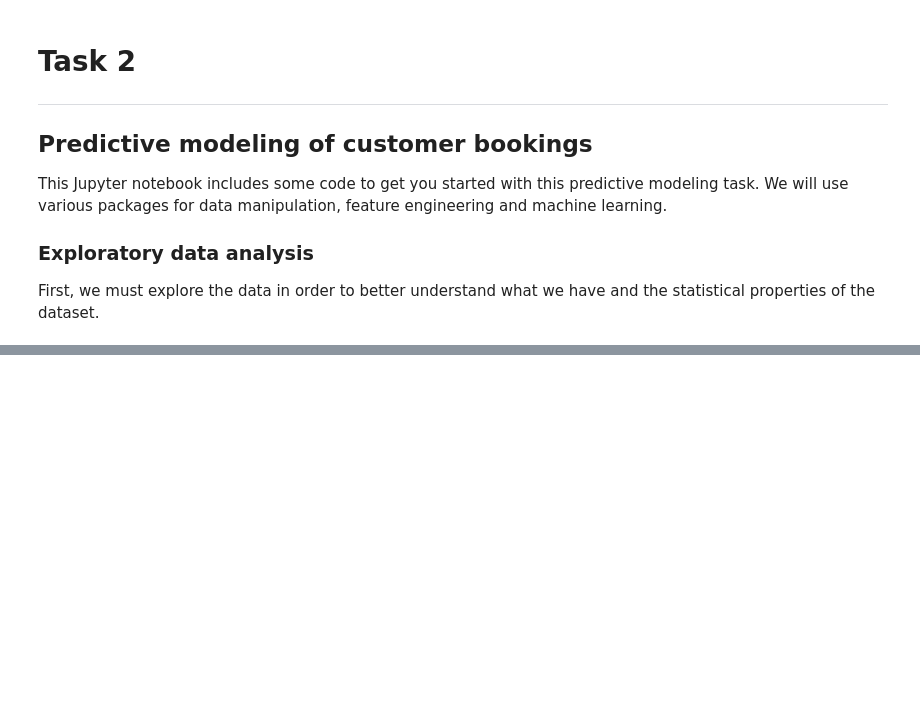
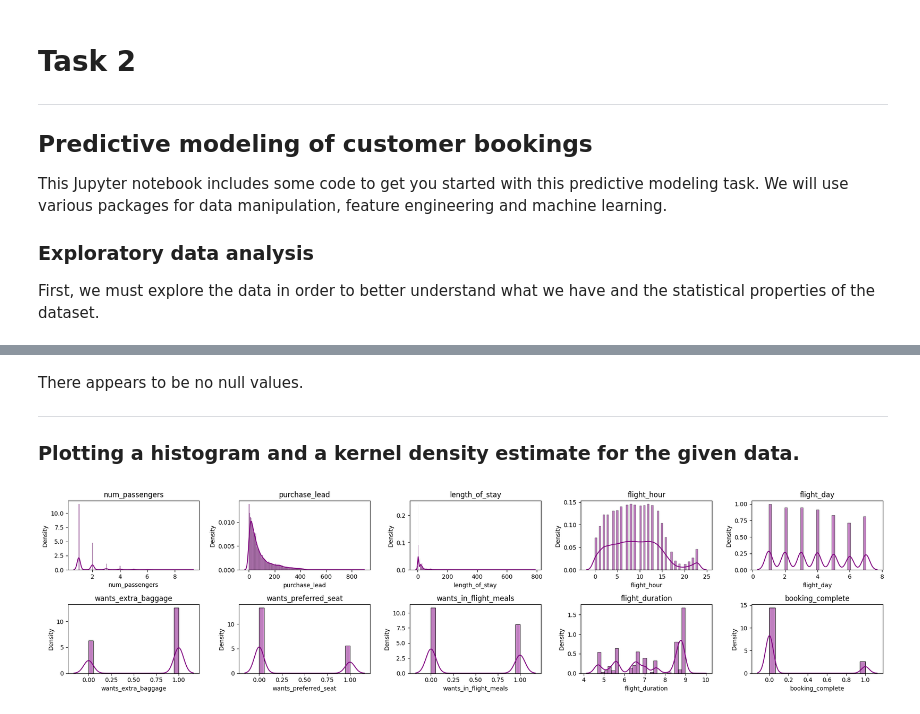
Before and after one commit to Shimmy-Shams-007/Web-Scraping-To-Gain-Company-Insights, a Jupyter notebook: BA_Task_2/BA_Task_2.ipynb, the cells around one changed output, grey strips where cells are left out. Cells and saved outputs as stored; diff of their text form; code cells hidden in the pictures; blank space fills up the shorter version.

```diff
--- a/BA_Task_2/BA_Task_2.ipynb
+++ b/BA_Task_2/BA_Task_2.ipynb
@@ -15,4 +25,4 @@ import pandas as pd
 # %%
-df = pd.read_csv("data/customer_booking.csv", encoding="ISO-8859-1")
+df = pd.read_csv('C:/Users/User/Desktop/Internship Projects/BA Web Scraping Project/data/customer_booking.csv', encoding="ISO-8859-1")
 df.head()
 # %% [output]
@@ -21,0 +80,12 @@ df.info()
+# %%
+mapping = {
+    "Mon": 1,
+    "Tue": 2,
+    "Wed": 3,
+    "Thu": 4,
+    "Fri": 5,
+    "Sat": 6,
+    "Sun": 7,
+}
+
+df["flight_day"] = df["flight_day"].map(mapping)
@@ -21,0 +157,18 @@ df.info()
+# %% [markdown]
+There appears to be no null values.
+
+---
+
+### Plotting a histogram and a kernel density estimate for the given data.
+# %%
+df_int = df.select_dtypes(exclude='object')
+plt.figure(figsize=(20,5))
+for index, col in enumerate(df_int.columns):
+    plt.subplot(2, 5, index+1)
+    sns.histplot(df[col], kde=True, stat='density', kde_kws=dict(cut=3), color='purple')
+    plt.title(col)
+
+plt.tight_layout()
+plt.show()
+# %% [output]
+[figure, added]
```
Also changed, not shown: parts of 25 cells of this notebook.
